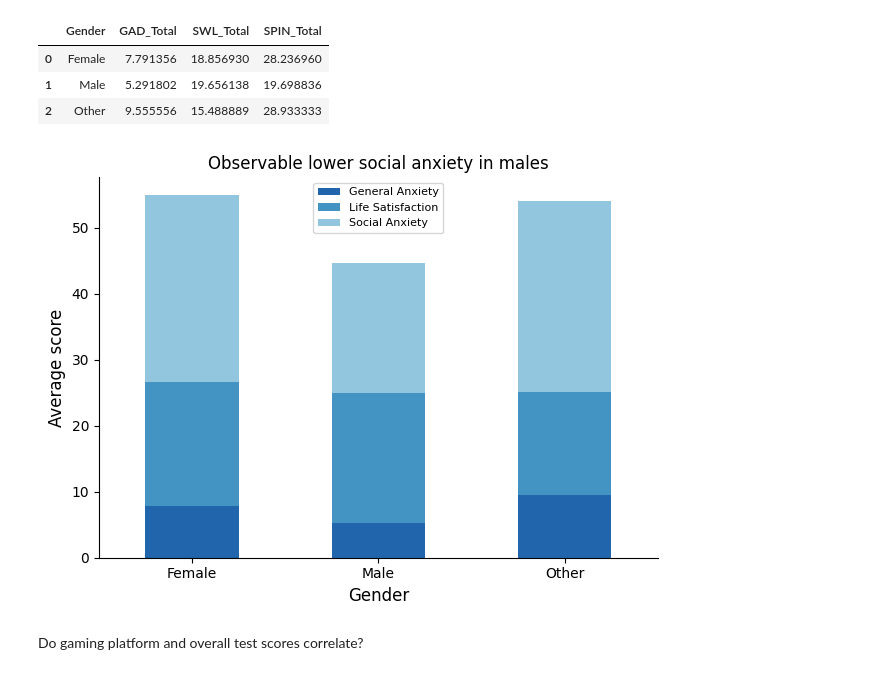
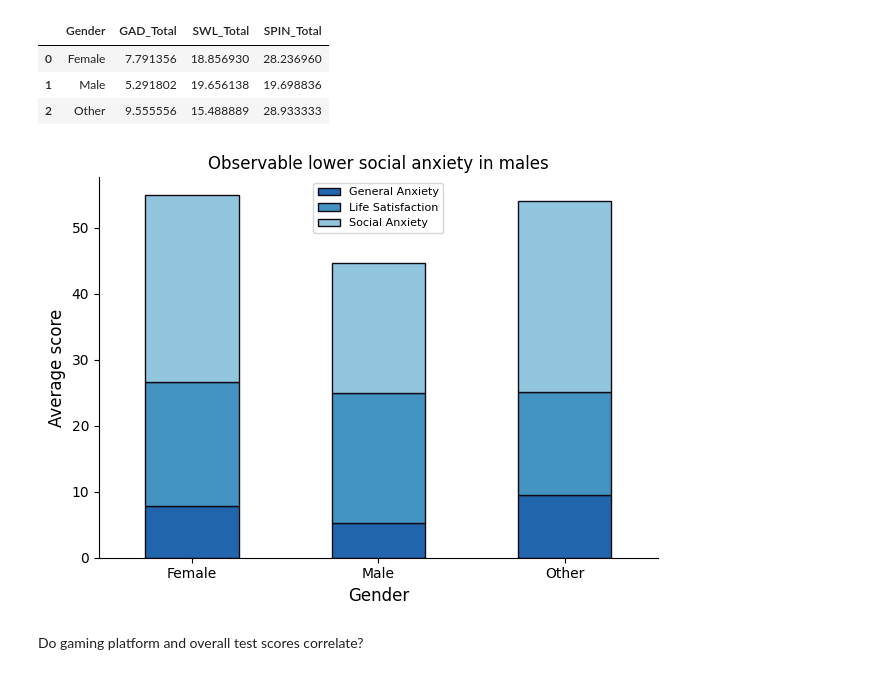
Before and after one commit to amallred/gaming-mental-health-analysis, a Jupyter notebook: charts.ipynb, the cells around one changed output. Cells and saved outputs as stored; diff of their text form; code cells hidden in the pictures.

```diff
--- a/charts.ipynb
+++ b/charts.ipynb
@@ -233,35 +327,36 @@ gender_df
 # %%
 # Reference: https://www.geeksforgeeks.org/python/create-a-grouped-bar-plot-in-matplotlib/
 #   Chat GPT helped correct the color indexing and the need to use the ax properties to customize the legend and axes labels
 
 ax = gender_df.plot(
     x="Gender",
     kind='bar',
     stacked=True,
     title='Observable lower social anxiety in males',
-    color=colors_dl[3:6])
+    color=colors_dl[3:6],
+    edgecolor=colors_dl[0])
 
 ax.tick_params(axis='x', labelsize=10)
 ax.set_xlabel('Gender', fontsize=12)
 ax.legend(['General Anxiety', 'Life Satisfaction', 'Social Anxiety'],
         loc='best',
         fontsize=8)
 
 
 plt.ylabel("Average score", fontsize=12)
 plt.xticks(rotation=0)
 
 ax = plt.gca()
 ax.spines['top'].set_visible(False)
 ax.spines['right'].set_visible(False)
 
 plt.tight_layout()
 # Save figure as image
 # plt.savefig('plots/scores_stacked_bar_chart.png')
 
 plt.show()
 # %% [output]
-[figure, old version]
+[figure, new version]
 # %% [markdown]
 Do gaming platform and overall test scores correlate?
 # %%
```
Also changed, not shown: parts of 15 cells of this notebook, 11 other files.
